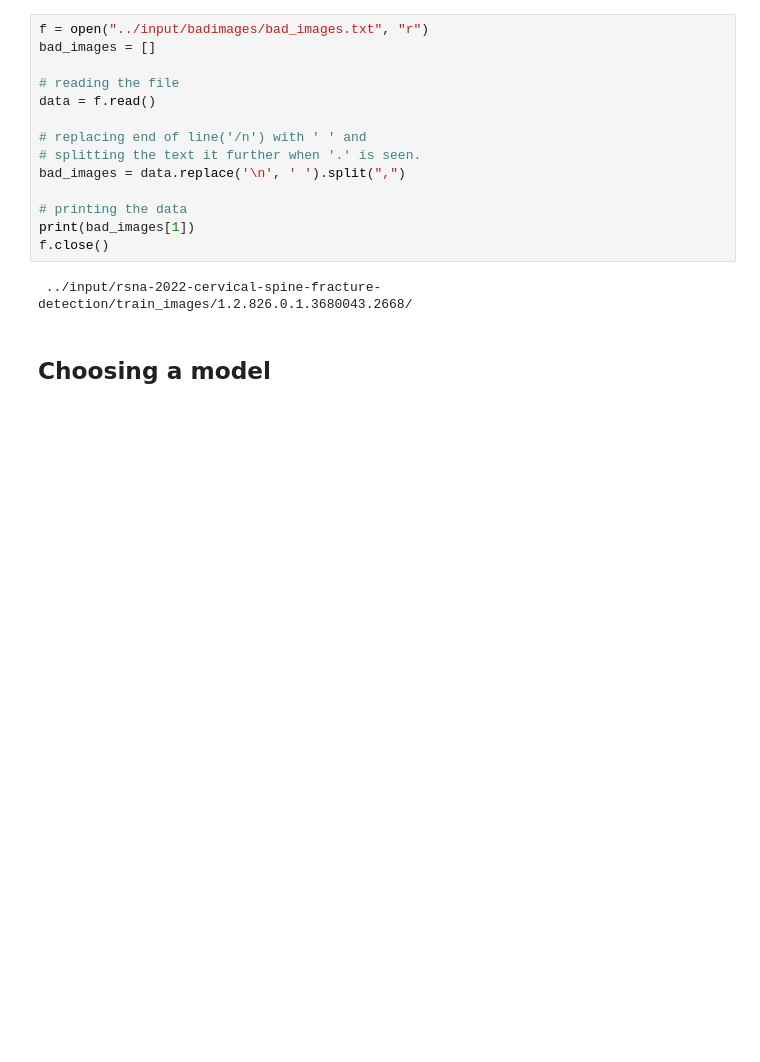
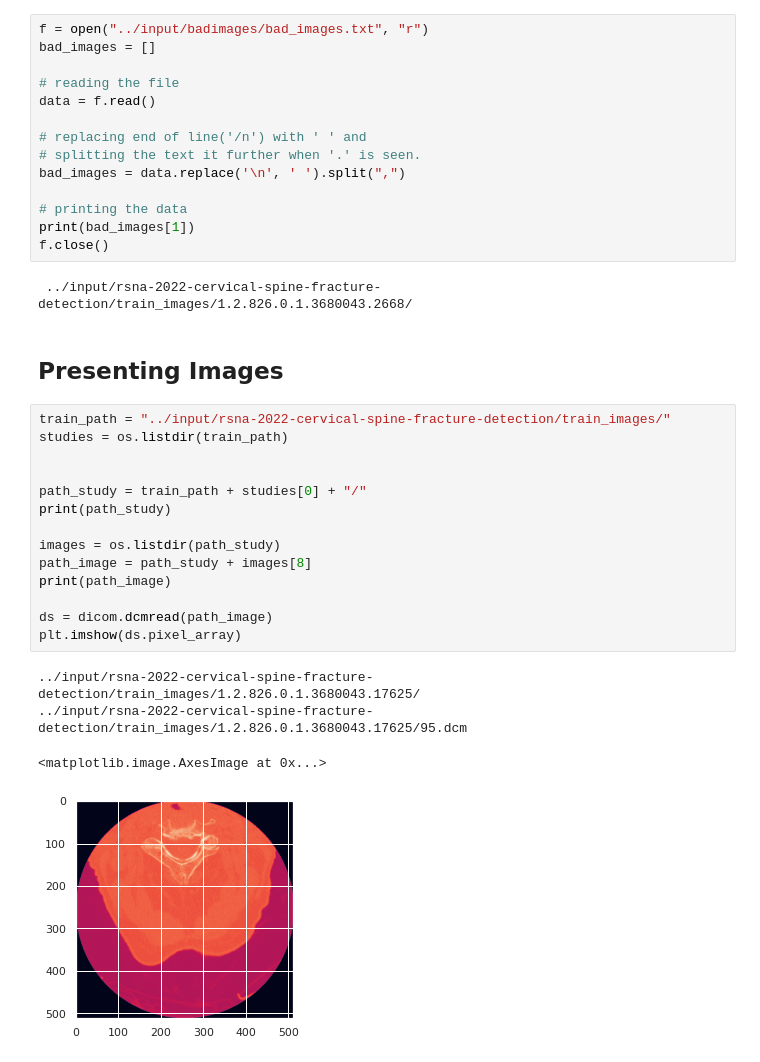
Before and after one commit to aguscura/RSNA-Competition, a Jupyter notebook: Train-images.ipynb, the cells around one changed output. Cells and saved outputs as stored; diff of their text form; blank space fills up the shorter version.

Commit message:
Kaggle Notebook | RSNA Cervical Spine | Version 4

```diff
--- a/Train-images.ipynb
+++ b/Train-images.ipynb
@@ -149,5 +149,24 @@ print(bad_images[1])
 f.close()
 # %% [output]
  ../input/rsna-2022-cervical-spine-fracture-detection/train_images/1.2.826.0.1.3680043.2668/
-# %% [markdown]
-## Choosing a model
+# %% [markdown]
+## Presenting Images
+# %%
+train_path = "../input/rsna-2022-cervical-spine-fracture-detection/train_images/"
+studies = os.listdir(train_path)
+
+
+path_study = train_path + studies[0] + "/"
+print(path_study)
+
+images = os.listdir(path_study)
+path_image = path_study + images[8]
+print(path_image)
+
+ds = dicom.dcmread(path_image)
+plt.imshow(ds.pixel_array)
+# %% [output]
+../input/rsna-2022-cervical-spine-fracture-detection/train_images/1.2.826.0.1.3680043.17625/
+../input/rsna-2022-cervical-spine-fracture-detection/train_images/1.2.826.0.1.3680043.17625/95.dcm
+<matplotlib.image.AxesImage at 0x...>
+[figure, added]
```
Also changed, not shown: parts of 1 cell of this notebook.
